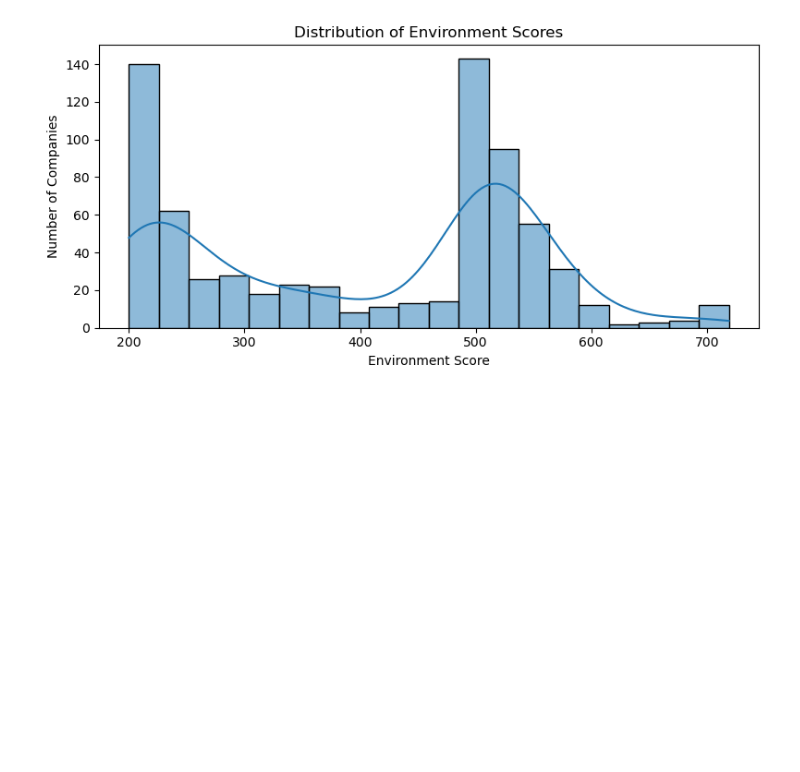
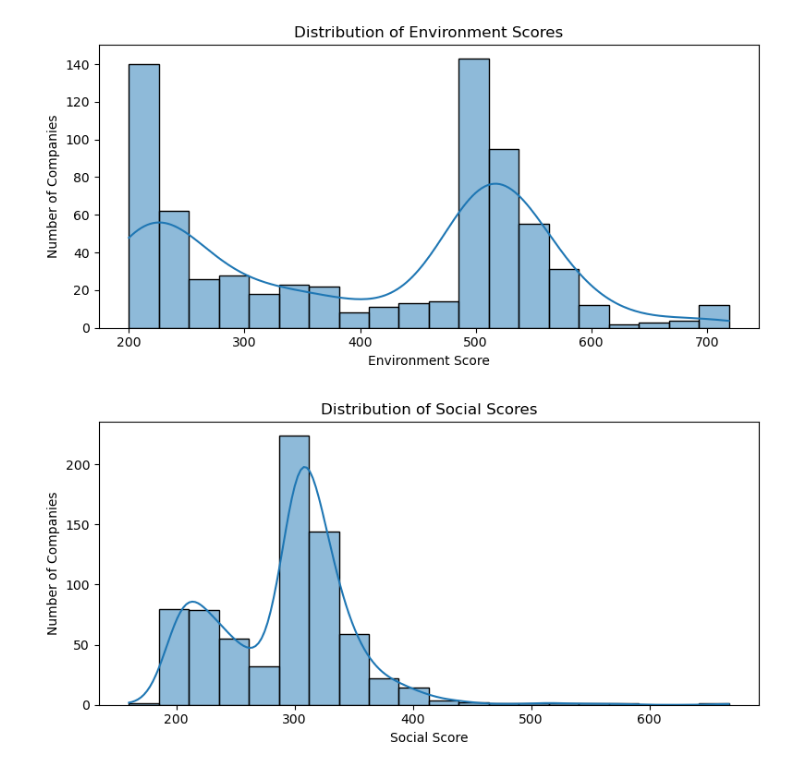
Before and after one commit to Bshaia/data-analysis-portfolio, a Jupyter notebook: corporate-greenwashing/notebooks/01_data_exploration.ipynb, the cells around one changed output. Cells and saved outputs as stored; diff of their text form; code cells hidden in the pictures; blank space fills up the shorter version.

Commit message:
Added and saved social score distribution plot

```diff
--- a/corporate-greenwashing/notebooks/01_data_exploration.ipynb
+++ b/corporate-greenwashing/notebooks/01_data_exploration.ipynb
@@ -111,3 +111,18 @@ plt.tight_layout()
 plt.show()
 # %% [output]
 [figure]
+# %%
+plt.figure(figsize=(8, 4))
+
+sns.histplot(df['social_score'], bins=20, kde=True)
+
+plt.title('Distribution of Social Scores')
+plt.xlabel('Social Score')
+plt.ylabel('Number of Companies')
+
+plt.savefig('../visuals/social_score_distribution.png', dpi=300)
+
+plt.tight_layout()
+plt.show()
+# %% [output]
+[figure, added]
```
Also changed, not shown: 1 other file.
